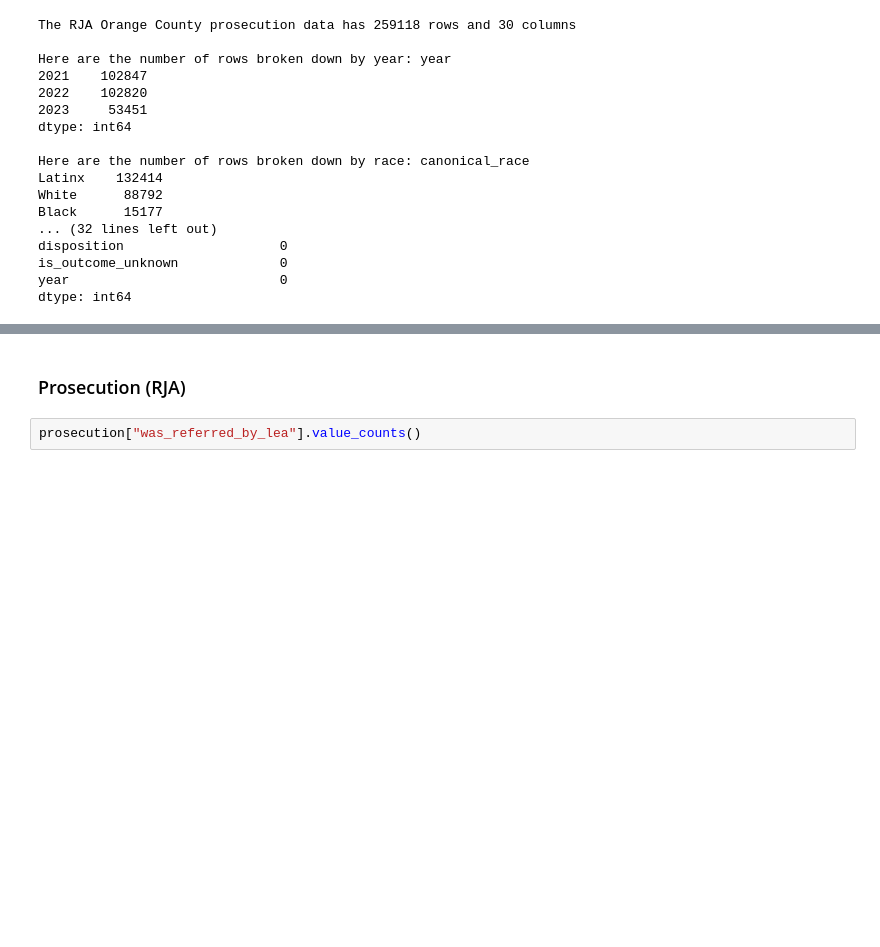
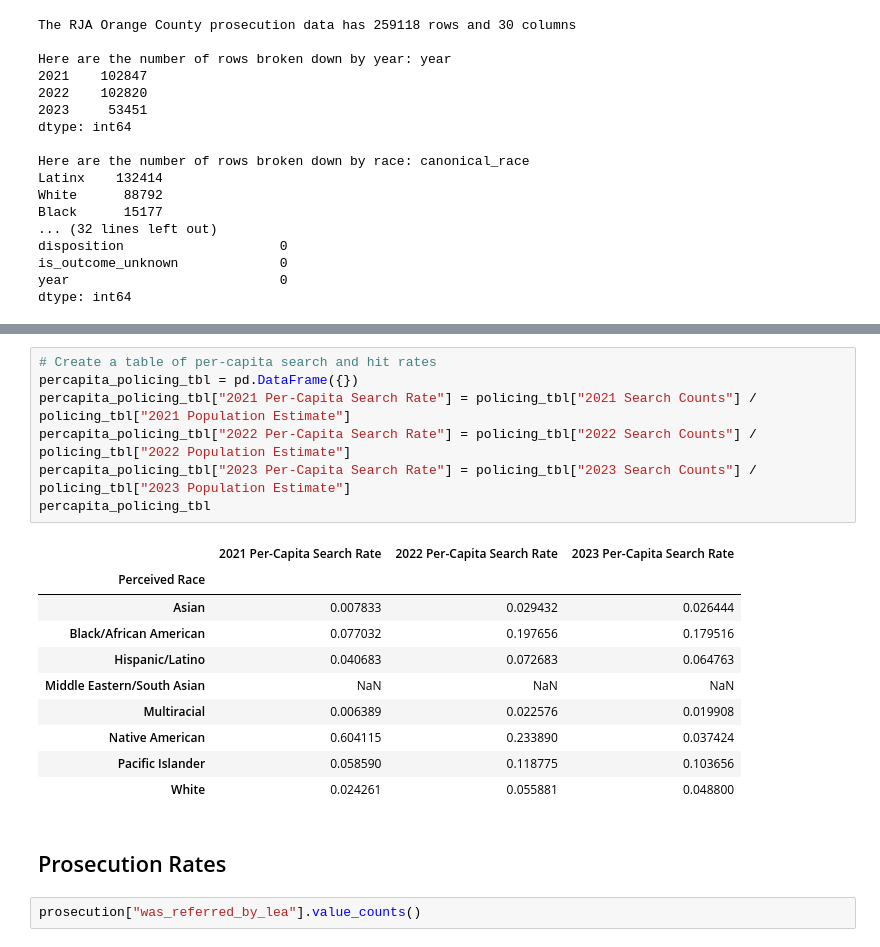
Before and after one commit to laurenbchu/honors-thesis, a Jupyter notebook: notebooks/Data_Exploration.ipynb, the cells around one changed output, grey strips where cells are left out. Saved outputs shown, nothing was run; the diff lists cells and outputs as text; blank space fills up the shorter version.

```diff
--- a/notebooks/Data_Exploration.ipynb
+++ b/notebooks/Data_Exploration.ipynb
@@ -161,5 +242,23 @@ Name: HIT, dtype: float64
+# %%
+# Create a table of per-capita search and hit rates
+percapita_policing_tbl = pd.DataFrame({})
+percapita_policing_tbl["2021 Per-Capita Search Rate"] = policing_tbl["2021 Search Counts"] / policing_tbl["2021 Population Estimate"]
+percapita_policing_tbl["2022 Per-Capita Search Rate"] = policing_tbl["2022 Search Counts"] / policing_tbl["2022 Population Estimate"]
+percapita_policing_tbl["2023 Per-Capita Search Rate"] = policing_tbl["2023 Search Counts"] / policing_tbl["2023 Population Estimate"]
+percapita_policing_tbl
+# %% [output]
+|  | 2021 Per-Capita Search Rate | 2022 Per-Capita Search Rate | 2023 Per-Capita Search Rate |
+| Perceived Race |  |  |  |
+| Asian | 0.007833 | 0.029432 | 0.026444 |
+| Black/African American | 0.077032 | 0.197656 | 0.179516 |
+| Hispanic/Latino | 0.040683 | 0.072683 | 0.064763 |
+| Middle Eastern/South Asian | NaN | NaN | NaN |
+| Multiracial | 0.006389 | 0.022576 | 0.019908 |
+| Native American | 0.604115 | 0.233890 | 0.037424 |
+| Pacific Islander | 0.058590 | 0.118775 | 0.103656 |
+| White | 0.024261 | 0.055881 | 0.048800 |
 # %% [markdown]
-### Prosecution (RJA)
+## Prosecution Rates
 # %%
 prosecution["was_referred_by_lea"].value_counts()
 # %% [output]
```
Also changed, not shown: parts of 13 cells of this notebook.
